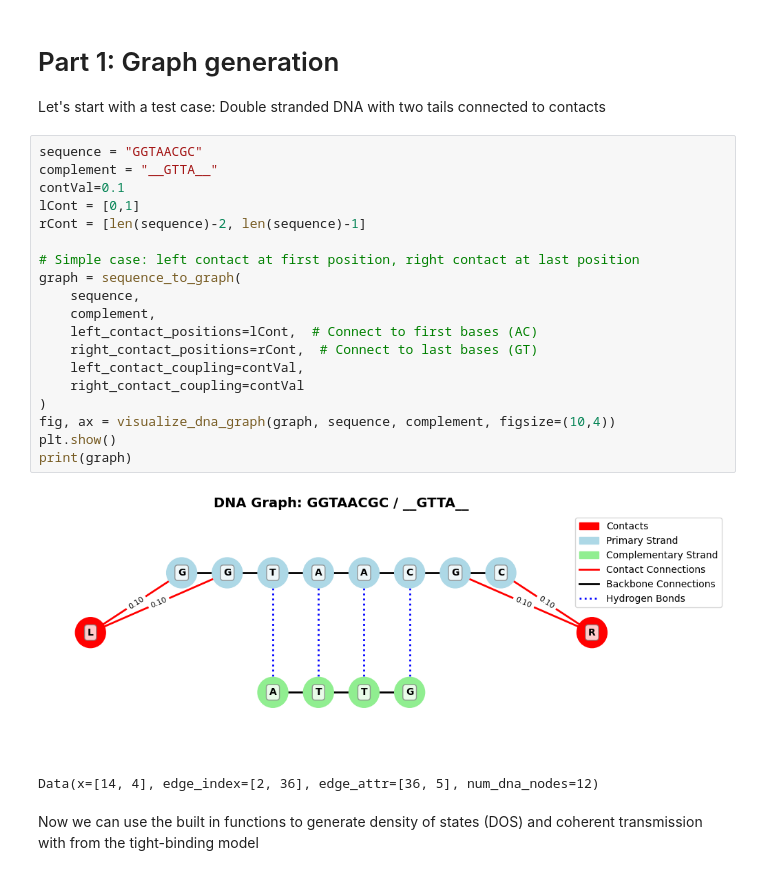
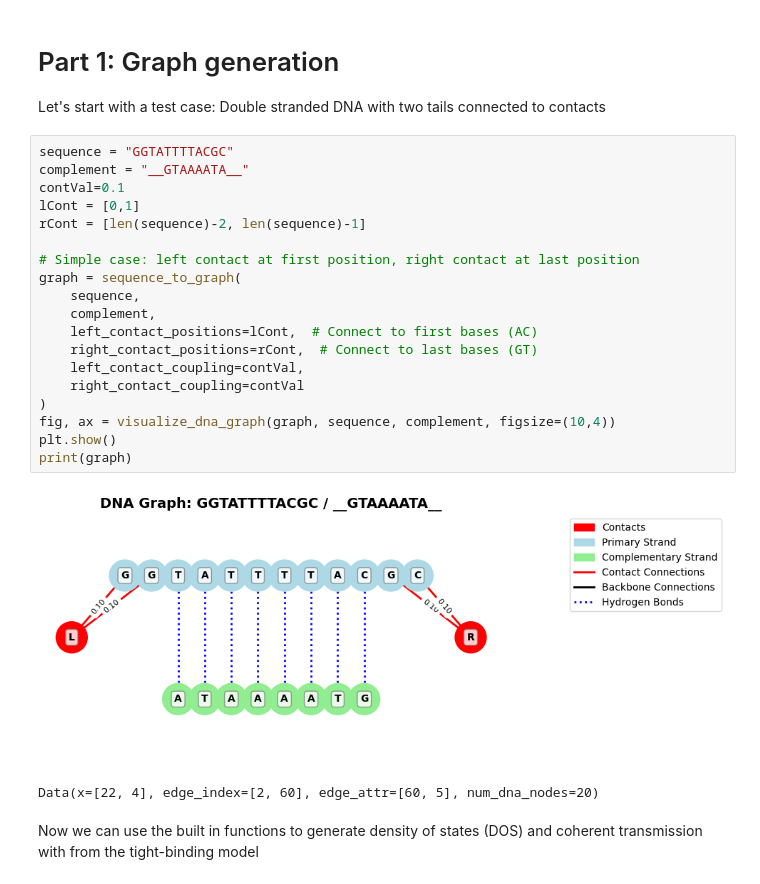
Before and after one commit to wliverno/G3NAT, a Jupyter notebook: Demo.ipynb, the cells around one changed output. Drawn from its saved outputs; the diff is of its cells as text.

```diff
--- a/Demo.ipynb
+++ b/Demo.ipynb
@@ -20,27 +20,27 @@ import matplotlib.pyplot as plt
 # Part 1: Graph generation
 Let's start with a test case: Double stranded DNA with two tails connected to contacts
 # %%
-sequence = "GGTAACGC"
-complement = "__GTTA__"
+sequence = "GGTATTTTACGC"
+complement = "__GTAAAATA__"
 contVal=0.1
 lCont = [0,1]
 rCont = [len(sequence)-2, len(sequence)-1]
 
 # Simple case: left contact at first position, right contact at last position
 graph = sequence_to_graph(
     sequence,
     complement,
     left_contact_positions=lCont,  # Connect to first bases (AC)
     right_contact_positions=rCont,  # Connect to last bases (GT)
     left_contact_coupling=contVal,
     right_contact_coupling=contVal
 )
 fig, ax = visualize_dna_graph(graph, sequence, complement, figsize=(10,4))
 plt.show()
 print(graph)
 # %% [output]
-[figure, old version]
+[figure, new version]
-Data(x=[14, 4], edge_index=[2, 36], edge_attr=[36, 5], num_dna_nodes=12)
+Data(x=[22, 4], edge_index=[2, 60], edge_attr=[60, 5], num_dna_nodes=20)
 # %% [markdown]
 Now we can use the built in functions to generate density of states (DOS) and coherent transmission with from the tight-binding model
 # %%
```
Also changed, not shown: parts of 7 cells of this notebook, 2 other files.
